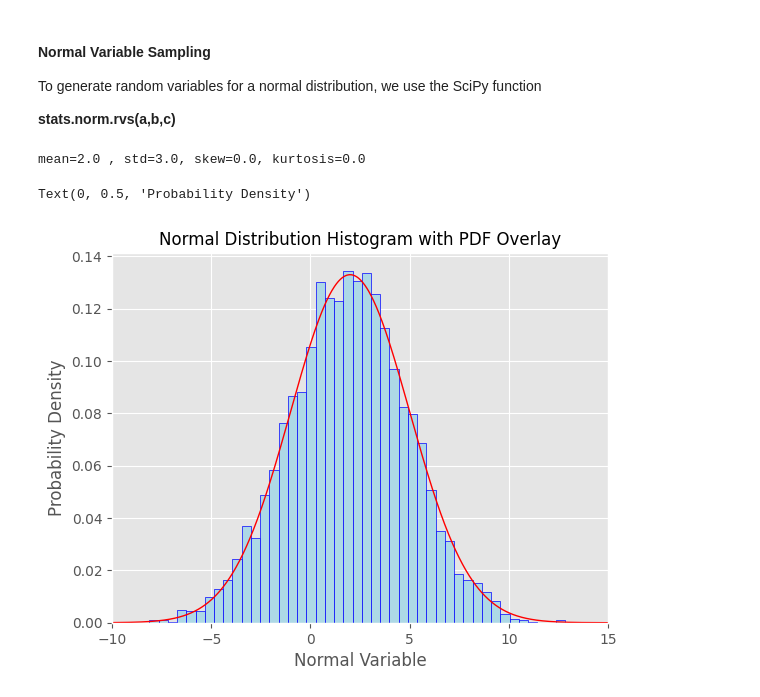
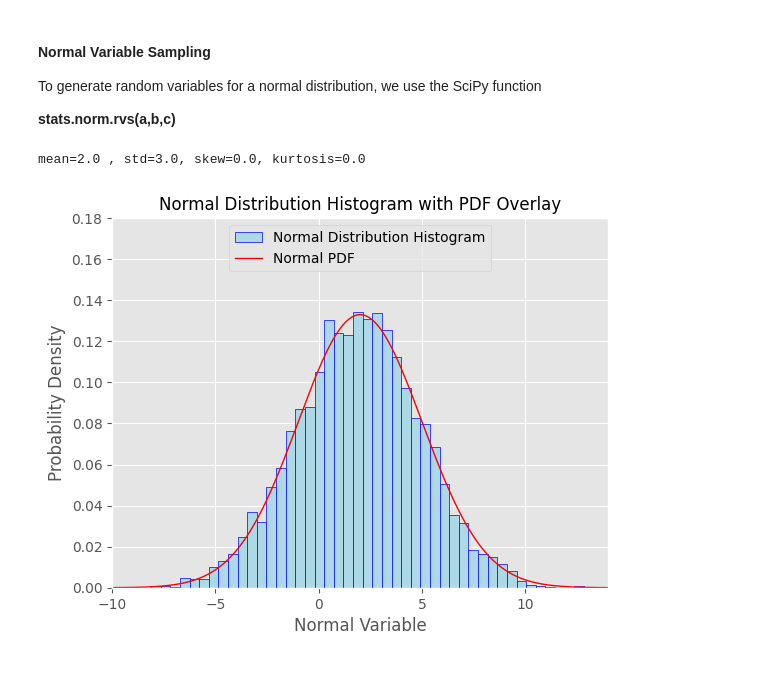
Before and after one commit to samtaba/Statistics, a Jupyter notebook: Statistics.ipynb, the cells around one changed output. Cells and saved outputs as stored; diff of their text form; code cells hidden in the pictures.

```diff
--- a/Statistics.ipynb
+++ b/Statistics.ipynb
@@ -212,38 +215,42 @@ To generate random variables for a normal distribution, we use the SciPy functio
 # %%
 # set random seed
 np.random.seed(10)
 
+# mean
 mu = 2
 
+# std
 sigma = 3
+
+# x axis range
+x_lower = -10
+x_upper = 14
 
 # number of samples
 samples = 5000
 
-# generate random normal variables with mean mu and std sigma
+# generate random normal variables, given mean and std
 y = stats.norm.rvs(mu, sigma, samples)
 
 mean, var, skew, kurt = stats.norm.stats(mu, sigma, moments='mvsk')
 
 print(f"mean={mean} , std={np.sqrt(var)}, skew={skew}, kurtosis={kurt} \n")
 
-# set bin range and plot histogram
-# plt.figure(figsize=(10,6))
-bin = np.arange(-10, 15, 0.1)
-
-plt.hist(y, bins='auto', density=True, color="lightblue", edgecolor='blue')
-
-plt.xlim(-10, 15)
+# plot histogram
+plt.xlim(x_lower, x_upper)
+plt.ylim(0, 0.18)
+plt.hist(y, bins='auto', density=True, color="lightblue", edgecolor='blue', label="Normal Distribution Histogram")
 
 # plot pdf overlay
-x=np.linspace(-10, 15, 1000)
-
-plt.plot(x, stats.norm.pdf(x, mu, sigma), linewidth=1, color='red')
+x=np.linspace(x_lower, x_upper, 1000)
+plt.plot(x, stats.norm.pdf(x, mu, sigma), linewidth=1, color='red', label="Normal PDF")
 
 plt.title("Normal Distribution Histogram with PDF Overlay", fontsize=12)
 plt.xlabel("Normal Variable")
 plt.ylabel("Probability Density")
+plt.legend(loc='upper center')
+
+plt.show()
 # %% [output]
 mean=2.0 , std=3.0, skew=0.0, kurtosis=0.0
-Text(0, 0.5, 'Probability Density')
-[figure, old version]
+[figure, new version]
```
Also changed, not shown: parts of 2 cells of this notebook.
